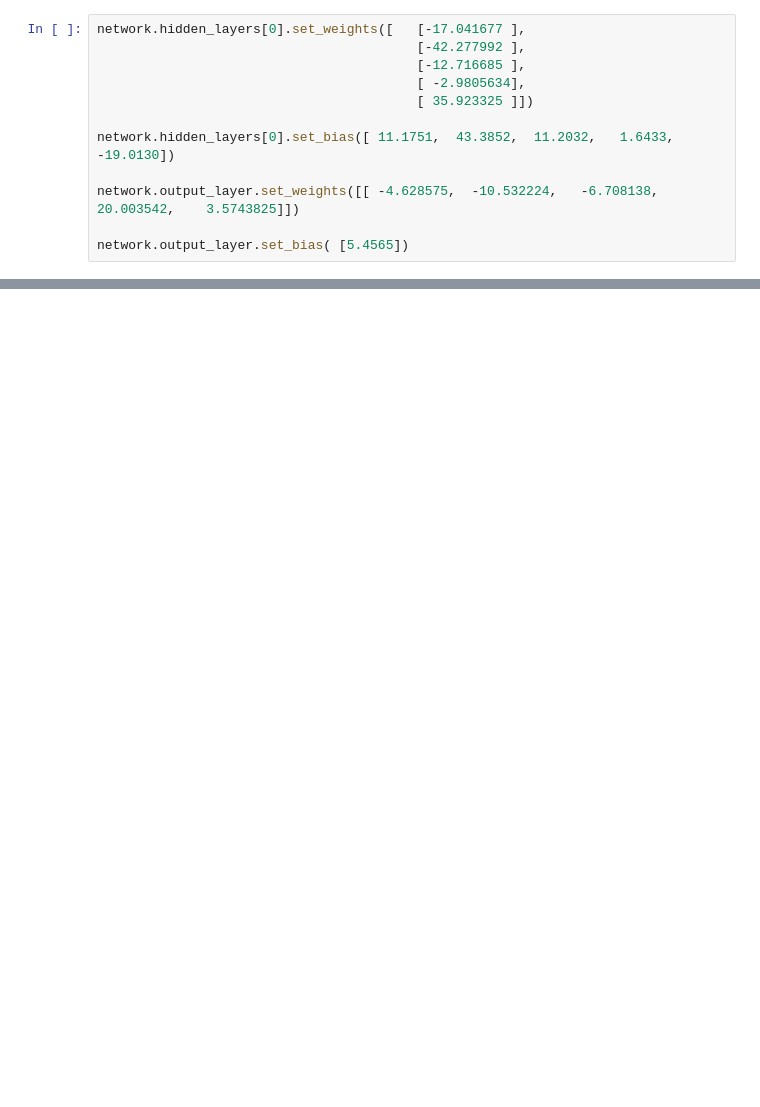
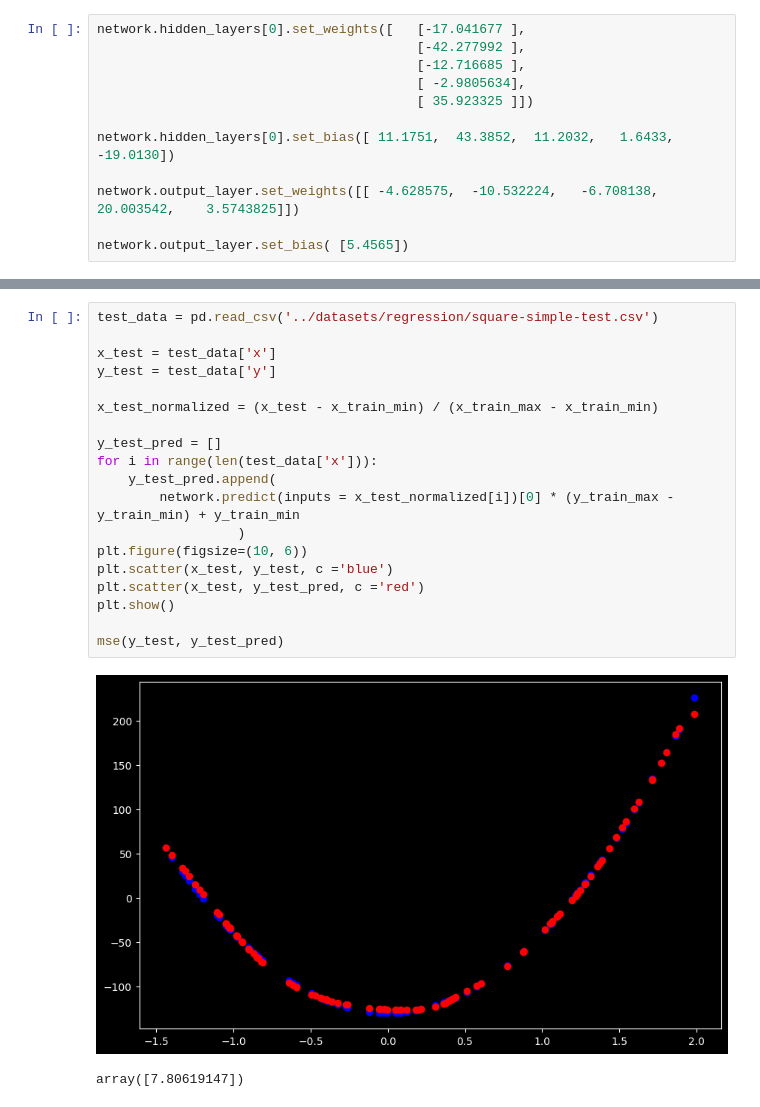
Before and after one commit to Karol315/MIOWAD, a Jupyter notebook: lab1/1x5.ipynb, the cells around one changed output, grey strips where cells are left out. Cells and saved outputs as stored; diff of their text form; blank space fills up the shorter version.

```diff
--- a/lab1/1x5.ipynb
+++ b/lab1/1x5.ipynb
@@ -68,0 +70,22 @@ array([4.80420998])
+# %%
+test_data = pd.read_csv('../datasets/regression/square-simple-test.csv')
+
+x_test = test_data['x']
+y_test = test_data['y']
+
+x_test_normalized = (x_test - x_train_min) / (x_train_max - x_train_min)
+
+y_test_pred = []
+for i in range(len(test_data['x'])):
+    y_test_pred.append(
+        network.predict(inputs = x_test_normalized[i])[0] * (y_train_max - y_train_min) + y_train_min
+                  )
+plt.figure(figsize=(10, 6))
+plt.scatter(x_test, y_test, c ='blue')
+plt.scatter(x_test, y_test_pred, c ='red')
+plt.show()
+
+mse(y_test, y_test_pred)
+# %% [output]
+[figure, added]
+array([7.80619147])
```
Also changed, not shown: parts of 9 cells of this notebook, 1 other file.
